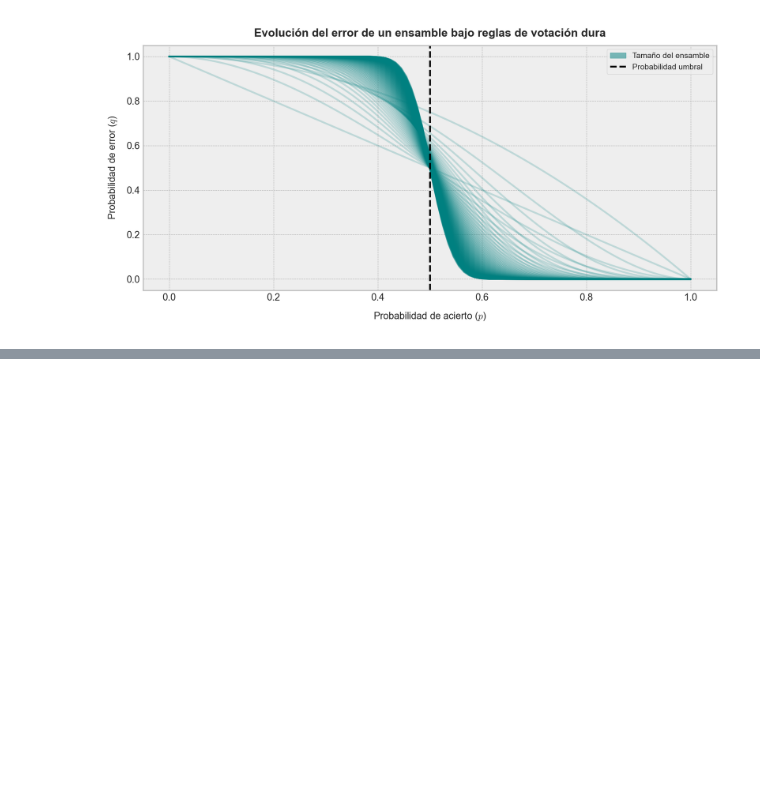
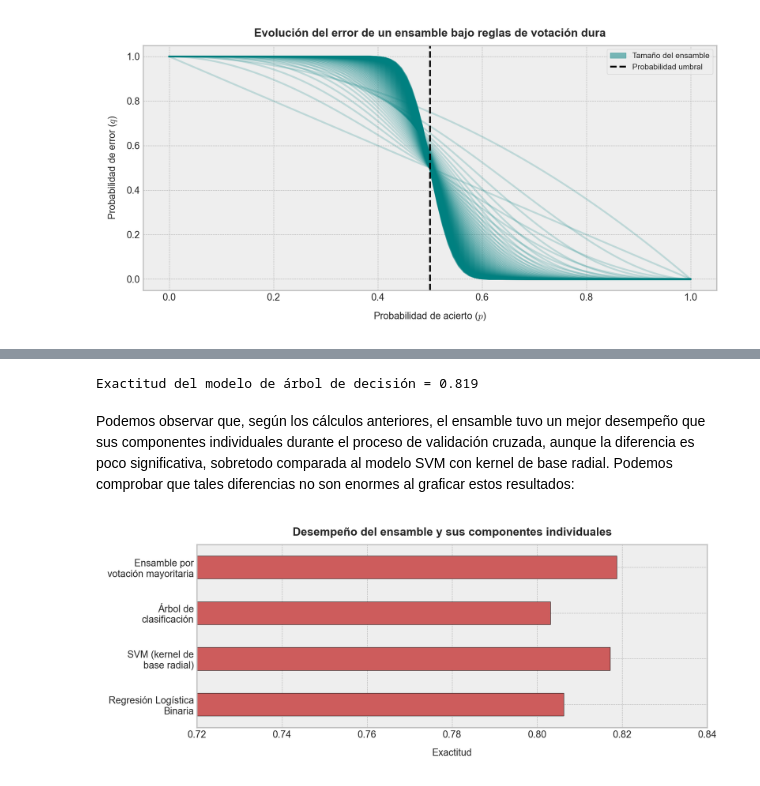
Before and after one commit to rquezadac/udd_data_science_lectures, a Jupyter notebook: PARTE II - Modelos de aprendizaje supervisado/clase_2_7.ipynb, the cells around one changed output, grey strips where cells are left out. Drawn from its saved outputs; the diff is of its cells as text; code cells hidden in the pictures; blank space fills up the shorter version.

Commit message:
hard voting ensembles

```diff
--- a/PARTE II - Modelos de aprendizaje supervisado/clase_2_7.ipynb
+++ b/PARTE II - Modelos de aprendizaje supervisado/clase_2_7.ipynb
@@ -146,0 +282,5 @@ En la práctica, los modelos de clasificación individuales no suelen ser estric
+# %%
+# Evaluamos la calidad de estos modelos por separado.
+acc_log_train = cross_val_score(model_log, X_train, y_train, scoring='accuracy', cv=5)
+acc_svm_train = cross_val_score(model_svm, X_train, y_train, scoring='accuracy', cv=5)
+acc_tree_train = cross_val_score(model_tree, X_train, y_train, scoring='accuracy', cv=5)
@@ -146,0 +319,45 @@ En la práctica, los modelos de clasificación individuales no suelen ser estric
+# %%
+# Construimos nuestro ensamble por votación dura.
+voting_ensemble = VotingClassifier(
+    estimators=[
+        ("logistic_reg", model_log),
+        ("svc", model_svm),
+        ("decision_tree", model_tree),
+    ],
+    voting="hard",
+)
+# %%
+# Evaluamos la exactitud del ensamble.
+acc_voting_train = cross_val_score(voting_ensemble, X_train, y_train, scoring='accuracy', cv=5)
+# %%
+# Imprimimos el resultado en pantalla.
+print("Exactitud del modelo de árbol de decisión = {acc}".format(acc=np.mean(acc_voting_train).round(3)))
+# %% [output]
+Exactitud del modelo de árbol de decisión = 0.819
+# %% [markdown]
+Podemos observar que, según los cálculos anteriores, el ensamble tuvo un mejor desempeño que sus componentes individuales durante el proceso de validación cruzada, aunque la diferencia es poco significativa, sobretodo comparada al modelo SVM con kernel de base radial. Podemos comprobar que tales diferencias no son enormes al graficar estos resultados:
+# %%
+# Llevamos las exactitudes a un DataFrame.
+accuracies = pd.DataFrame(
+    data=np.column_stack(
+        [acc_log_train, acc_svm_train, acc_tree_train, acc_voting_train],
+    ),
+    index=[f"Fold {k + 1}" for k in range(len(acc_log_train))],
+    columns=[
+        "Regresión Logística\nBinaria", "SVM (kernel de\nbase radial)",
+        "Árbol de\nclasificación", "Ensamble por\nvotación mayoritaria",
+    ],
+)
+# %%
+# Comparamos el rendimiento de todos modelos.
+fig, ax = plt.subplots(figsize=(10, 4))
+accuracies.mean(axis=0).plot(kind="barh", color="indianred", ec="k", lw=0.5, ax=ax)
+ax.set_xlim(0.72, 0.84)
+ax.set_xlabel("Exactitud", fontsize=11, labelpad=10)
+ax.set_title(
+    "Desempeño del ensamble y sus componentes individuales", fontweight="bold",
+    fontsize=13, pad=10,
+)
+plt.tight_layout();
+# %% [output]
+[figure, added]
```
Also changed, not shown: parts of 12 cells of this notebook, 1 other file.
